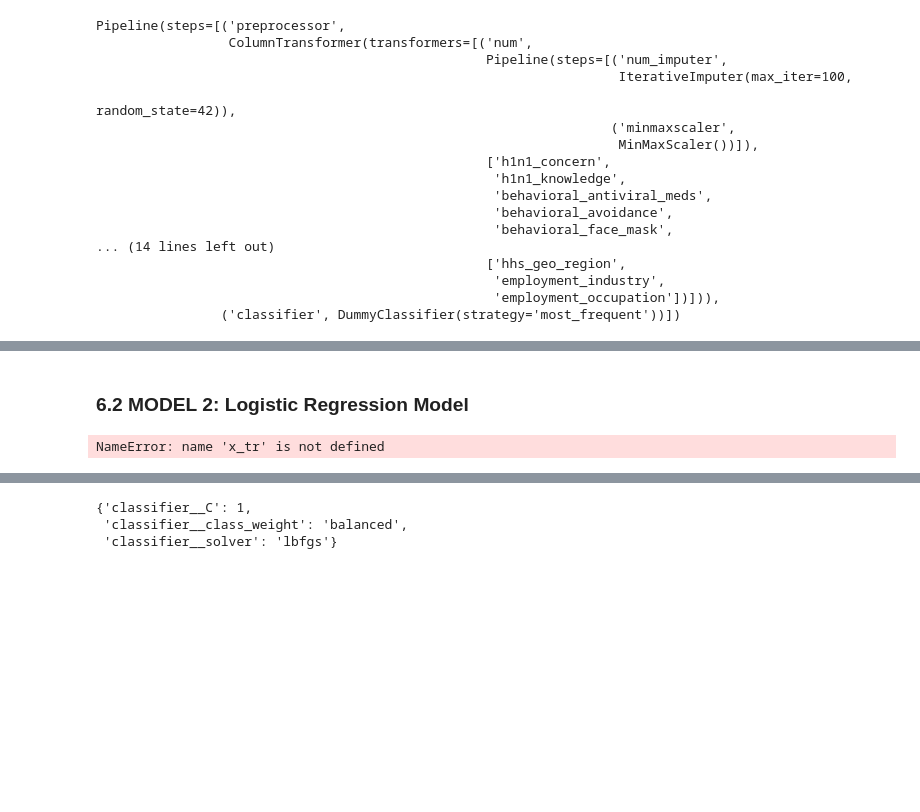
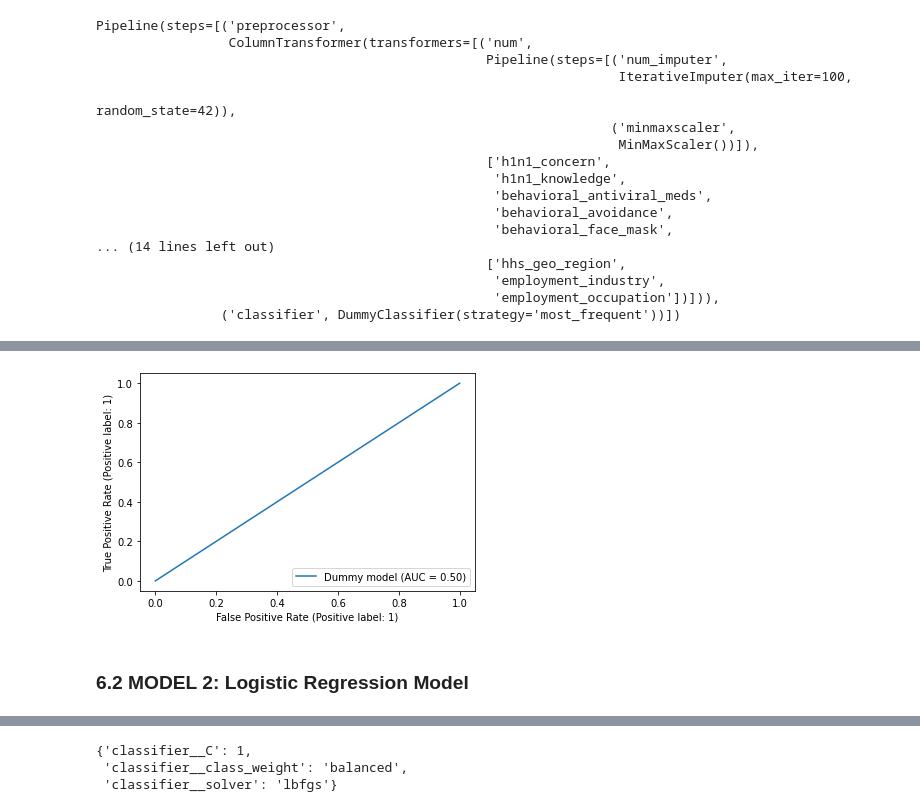
Before and after one commit to PETERNJUGU4/Njugu_Phase_3_Project, a Jupyter notebook: index.ipynb, the cells around one changed output, grey strips where cells are left out. Saved outputs shown, nothing was run; the diff lists cells and outputs as text; code cells hidden in the pictures; blank space fills up the shorter version.

```diff
--- a/index.ipynb
+++ b/index.ipynb
@@ -1749,10 +1830,16 @@ Test F1-Score: 0.0
+# %%
+# Plotting the roc-auc curve for dummy model
+# plot_roc_curve(dummy_model, X_tr, y_tr, name='Dummy model');
+
+from sklearn.metrics import RocCurveDisplay
+RocCurveDisplay.from_estimator(dummy_model, X_tr, y_tr, name='Dummy model');
+
+plt.show()
+# %% [output]
+[figure, added]
 # %% [markdown]
 ### **6.2 MODEL 2: Logistic Regression Model**
 # %%
 from sklearn.linear_model import LinearRegression
 # %%
 model =  LinearRegression()
-# %%
-model.fit(x_tr,y_train)
-# %% [output]
-NameError: name 'x_tr' is not defined
```
Also changed, not shown: parts of 26 cells of this notebook.
